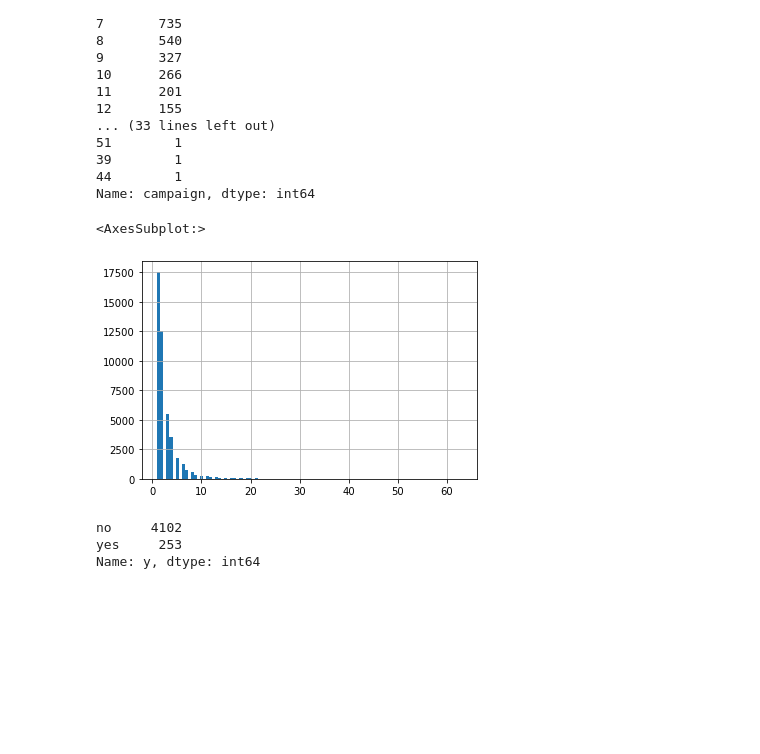
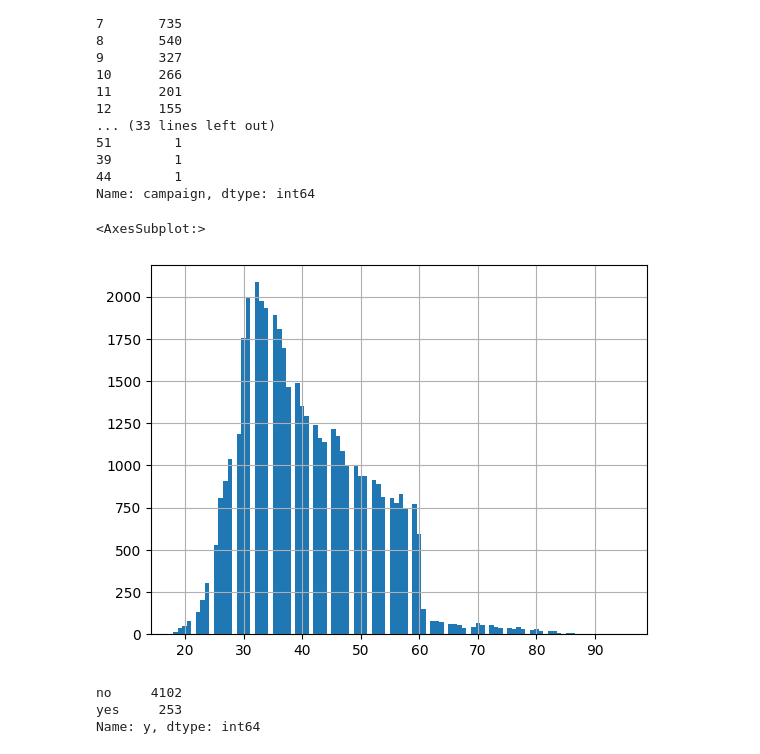
Before and after one commit to AthimetA/FRA503_HW_ML, a Jupyter notebook: HW1-ML.ipynb, the cells around one changed output. Saved outputs shown, nothing was run; the diff lists cells and outputs as text; code cells hidden in the pictures; blank space fills up the shorter version.

```diff
--- a/HW1-ML.ipynb
+++ b/HW1-ML.ipynb
@@ -34,10 +34,10 @@ df['campaign'].value_counts()
 44        1
 Name: campaign, dtype: int64
 # %%
-df['campaign'].hist(bins=100)
+df['age'].hist(bins=100)
 # %% [output]
 <AxesSubplot:>
-[figure, old version]
+[figure, new version]
 # %%
 checkdf = df.loc[df['campaign'] > 5]
 checkdf['y'].value_counts()
```
Also changed, not shown: parts of 6 cells of this notebook, 1 other file.
